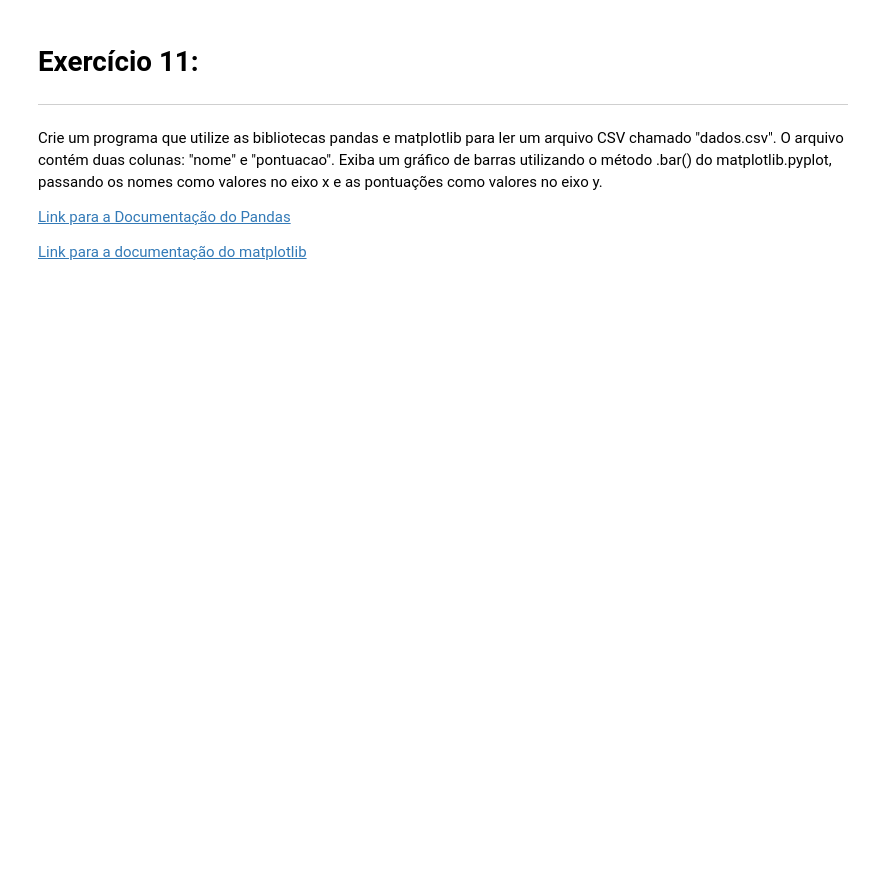
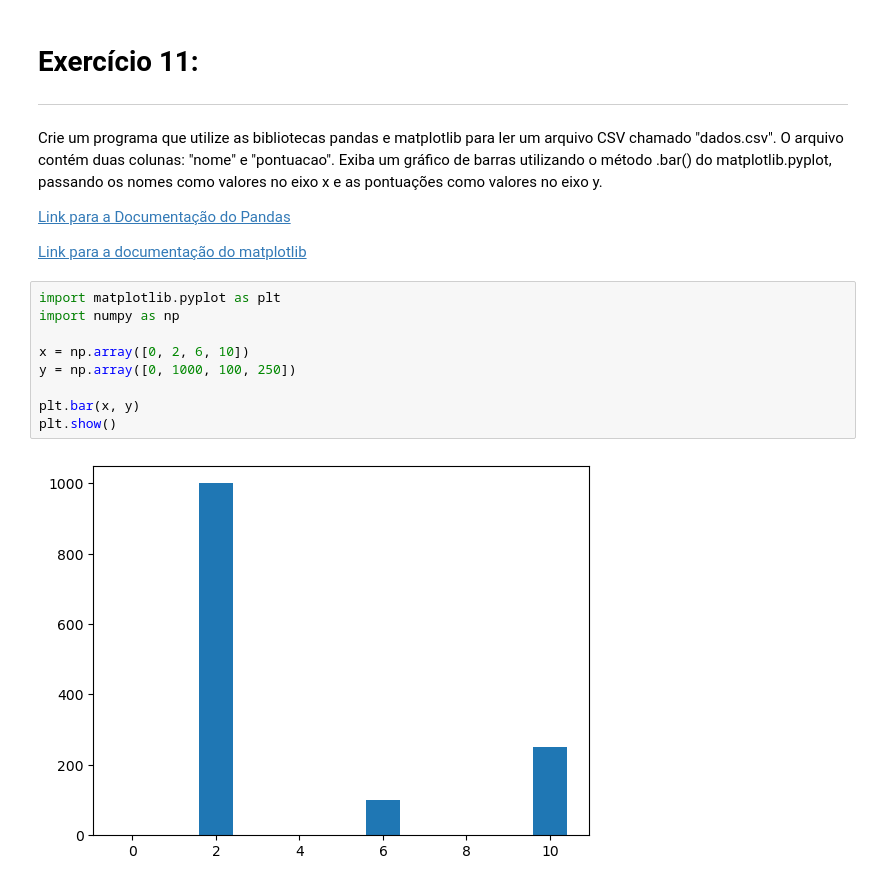
Before and after one commit to YuttyAkiko/python-intro, a Jupyter notebook: API/11_3_Importação_de_Bibliotecas_Atividade.ipynb, the cells around one changed output. Cells and saved outputs as stored; diff of their text form; blank space fills up the shorter version.

```diff
--- a/API/11_3_Importação_de_Bibliotecas_Atividade.ipynb
+++ b/API/11_3_Importação_de_Bibliotecas_Atividade.ipynb
@@ -237,3 +247,14 @@ Crie um programa que utilize as bibliotecas pandas e matplotlib para ler um arqu
 [Link para a Documentação do Pandas](https://pandas.pydata.org/docs/reference/api/pandas.read_csv.html)
 
 [Link para a documentação do matplotlib](https://matplotlib.org/stable/api/_as_gen/matplotlib.pyplot.bar.html)
+# %%
+import matplotlib.pyplot as plt
+import numpy as np
+
+x = np.array([0, 2, 6, 10])
+y = np.array([0, 1000, 100, 250])
+
+plt.bar(x, y)
+plt.show()
+# %% [output]
+[figure, added]
```
Also changed, not shown: parts of 2 cells of this notebook, 1 other file.
